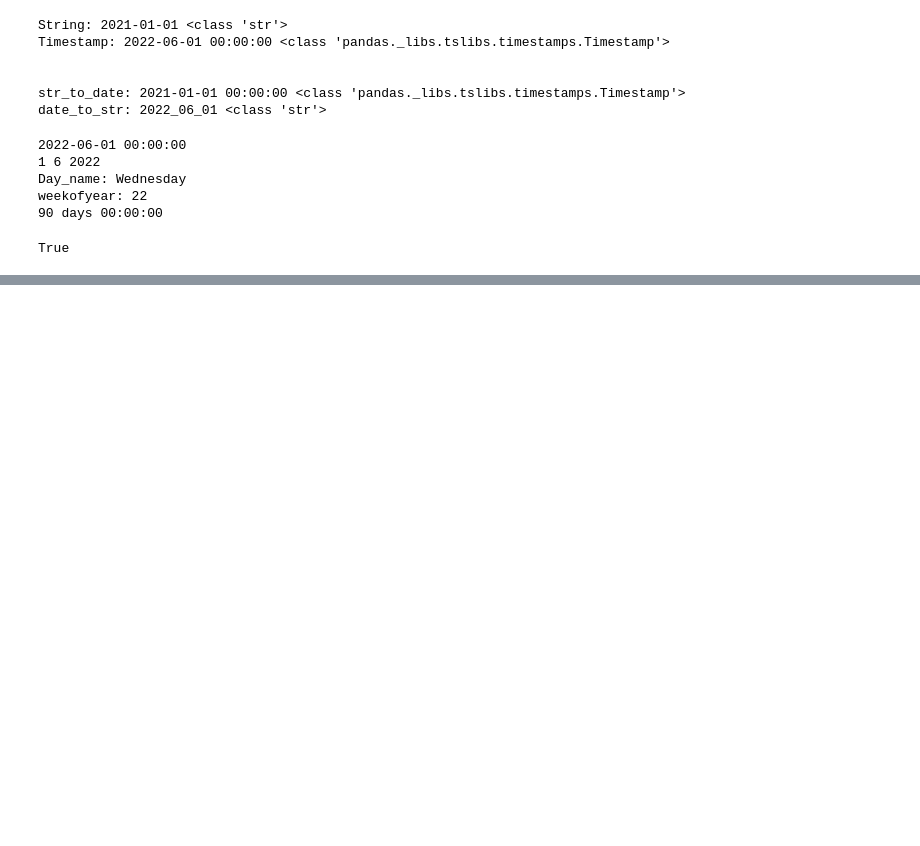
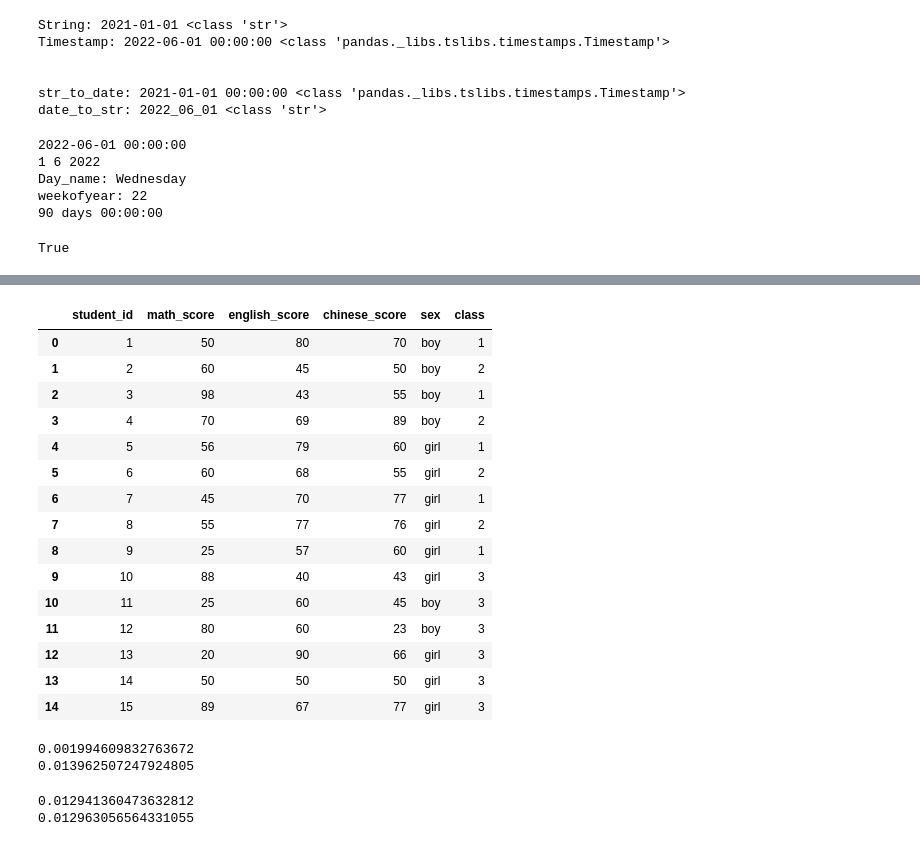
Before and after one commit to YLASH/pthnp, a Jupyter notebook: Pandas_practice3.ipynb, the cells around one changed output, grey strips where cells are left out. Saved outputs shown, nothing was run; the diff lists cells and outputs as text; code cells hidden in the pictures; blank space fills up the shorter version.

```diff
--- a/Pandas_practice3.ipynb
+++ b/Pandas_practice3.ipynb
@@ -341,0 +385,64 @@ True
+# %%
+score_df = pd.DataFrame([[1,50,80,70,'boy',1],
+              [2,60,45,50,'boy',2],
+              [3,98,43,55,'boy',1],
+              [4,70,69,89,'boy',2],
+              [5,56,79,60,'girl',1],
+              [6,60,68,55,'girl',2],
+              [7,45,70,77,'girl',1],
+              [8,55,77,76,'girl',2],
+              [9,25,57,60,'girl',1],
+              [10,88,40,43,'girl',3],
+              [11,25,60,45,'boy',3],
+              [12,80,60,23,'boy',3],
+              [13,20,90,66,'girl',3],
+              [14,50,50,50,'girl',3],
+              [15,89,67,77,'girl',3]],columns=['student_id','math_score','english_score','chinese_score','sex','class'])
+score_df
+# %% [output]
+|  | student_id | math_score | english_score | chinese_score | sex | class |
+| 0 | 1 | 50 | 80 | 70 | boy | 1 |
+| 1 | 2 | 60 | 45 | 50 | boy | 2 |
+| 2 | 3 | 98 | 43 | 55 | boy | 1 |
+| 3 | 4 | 70 | 69 | 89 | boy | 2 |
+| 4 | 5 | 56 | 79 | 60 | girl | 1 |
+| 5 | 6 | 60 | 68 | 55 | girl | 2 |
+| 6 | 7 | 45 | 70 | 77 | girl | 1 |
+| 7 | 8 | 55 | 77 | 76 | girl | 2 |
+| 8 | 9 | 25 | 57 | 60 | girl | 1 |
+| 9 | 10 | 88 | 40 | 43 | girl | 3 |
+| 10 | 11 | 25 | 60 | 45 | boy | 3 |
+| 11 | 12 | 80 | 60 | 23 | boy | 3 |
+| 12 | 13 | 20 | 90 | 66 | girl | 3 |
+| 13 | 14 | 50 | 50 | 50 | girl | 3 |
+| 14 | 15 | 89 | 67 | 77 | girl | 3 |
+# %%
+#agg使用Python的內建函式
+start_time=time.time()
+score_df.groupby('class').agg('mean')
+end_time= time.time()
+print(end_time - start_time)
+#agg使用自定義函式
+start_time1=time.time()
+score_df.groupby('class').agg(lambda x:x.mean())
+end_time1= time.time()
+print(end_time1 - start_time1)
+# %% [output]
+0.001994609832763672
+0.013962507247924805
+# %%
+#transform使用Python的內建函式
+star_time = time.time()
+score_df.groupby('class').transform('mean')
+end_time = time.time()
+print(end_time - star_time)
+
+#transform使用自定義函式
+star_time1 = time.time()
+score_df.groupby('class').transform(lambda x: x.mean())
+end_time1 = time.time()
+print(end_time1 - star_time1)
+'''做到這邊可以看出在使用agg和transform進行操作時，儘量使用Python的內建函式，能夠提高執行效率'''
+# %% [output]
+0.012941360473632812
+0.012963056564331055
```
Also changed, not shown: parts of 9 cells of this notebook, 1 other file.
